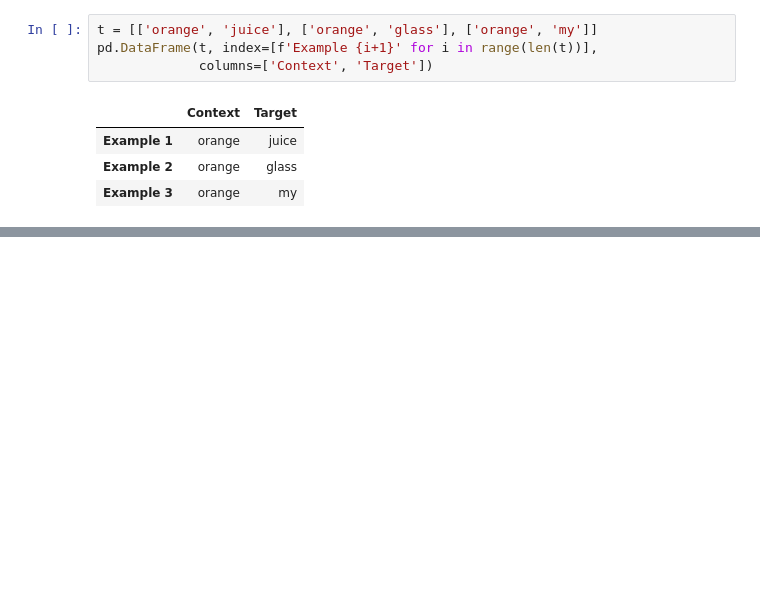
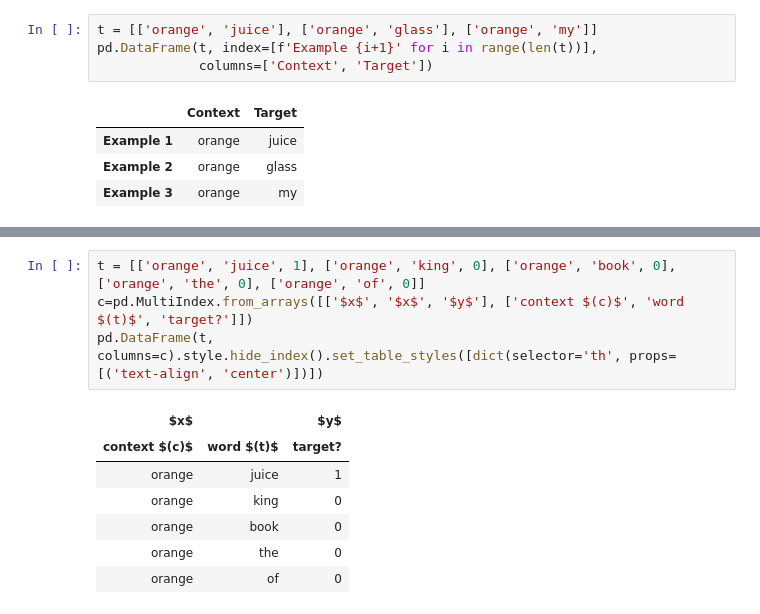
Before and after one commit to marnec/ML, a Jupyter notebook: ML-45-DeepLearningRNN3.ipynb, the cells around one changed output, grey strips where cells are left out. Saved outputs shown, nothing was run; the diff lists cells and outputs as text; blank space fills up the shorter version.

```diff
--- a/ML-45-DeepLearningRNN3.ipynb
+++ b/ML-45-DeepLearningRNN3.ipynb
@@ -361,0 +376,12 @@ In practice this is not desirable because it means that many training steps will
+# %%
+t = [['orange', 'juice', 1], ['orange', 'king', 0], ['orange', 'book', 0], ['orange', 'the', 0], ['orange', 'of', 0]]
+c=pd.MultiIndex.from_arrays([['$x$', '$x$', '$y$'], ['context $(c)$', 'word $(t)$', 'target?']])
+pd.DataFrame(t, columns=c).style.hide_index().set_table_styles([dict(selector='th', props=[('text-align', 'center')])])
+# %% [output]
+| $x$ |  | $y$ |
+| context $(c)$ | word $(t)$ | target? |
+| orange | juice | 1 |
+| orange | king | 0 |
+| orange | book | 0 |
+| orange | the | 0 |
+| orange | of | 0 |
```
Also changed, not shown: parts of 12 cells of this notebook, 3 other files.
